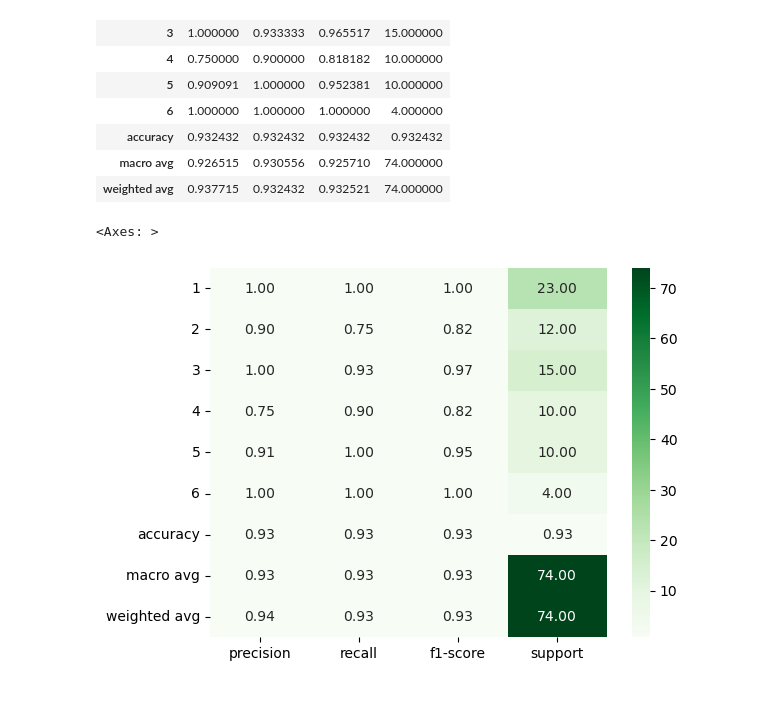
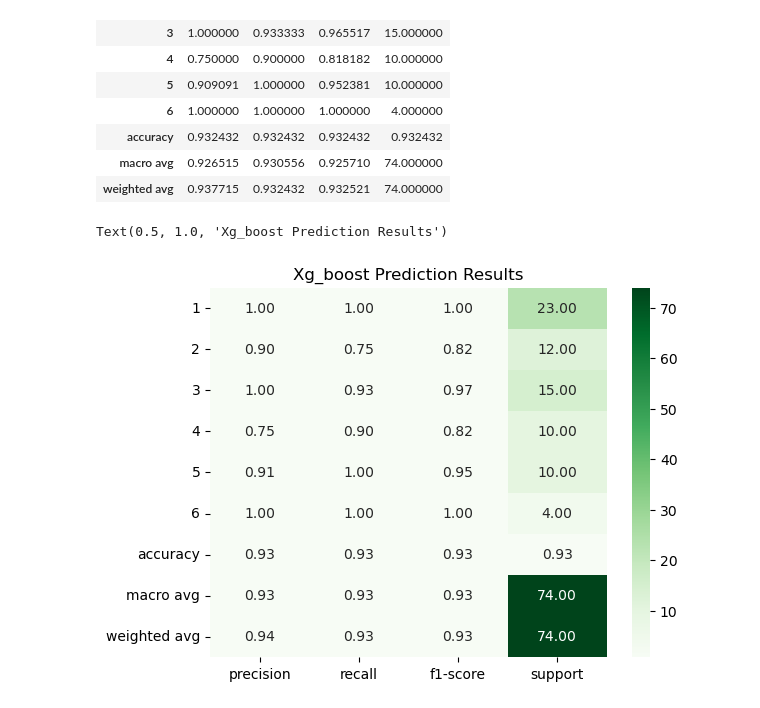
Before and after one commit to akilanm71/Skin-disease-classification-ml, a Jupyter notebook: Skin_DiseaseAkilan.ipynb, the cells around one changed output. Drawn from its saved outputs; the diff is of its cells as text; code cells hidden in the pictures.

```diff
--- a/Skin_DiseaseAkilan.ipynb
+++ b/Skin_DiseaseAkilan.ipynb
@@ -1435,7 +1551,8 @@ x_grep1 = pd.DataFrame(x_grep).transpose()
 # %%
 x_grephm = x_grep1.loc[['macro avg','weighted avg'], ['precision','recall','f1-score']]
 
 sb.heatmap(x_grep1, annot=True, fmt=".2f", cmap="Greens")
+plt.title("Xg_boost Prediction Results")
 # %% [output]
-<Axes: >
+Text(0.5, 1.0, 'Xg_boost Prediction Results')
-[figure, old version]
+[figure, new version]
```
Also changed, not shown: parts of 25 cells of this notebook.
